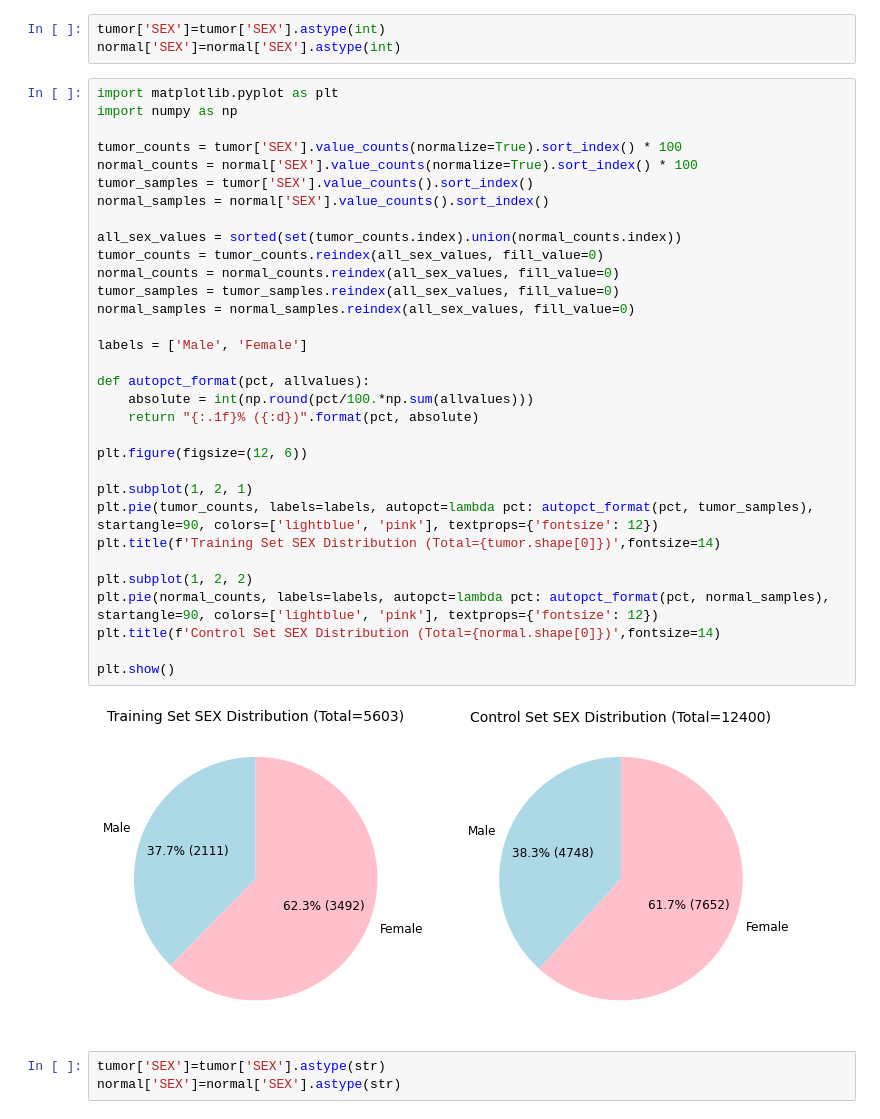
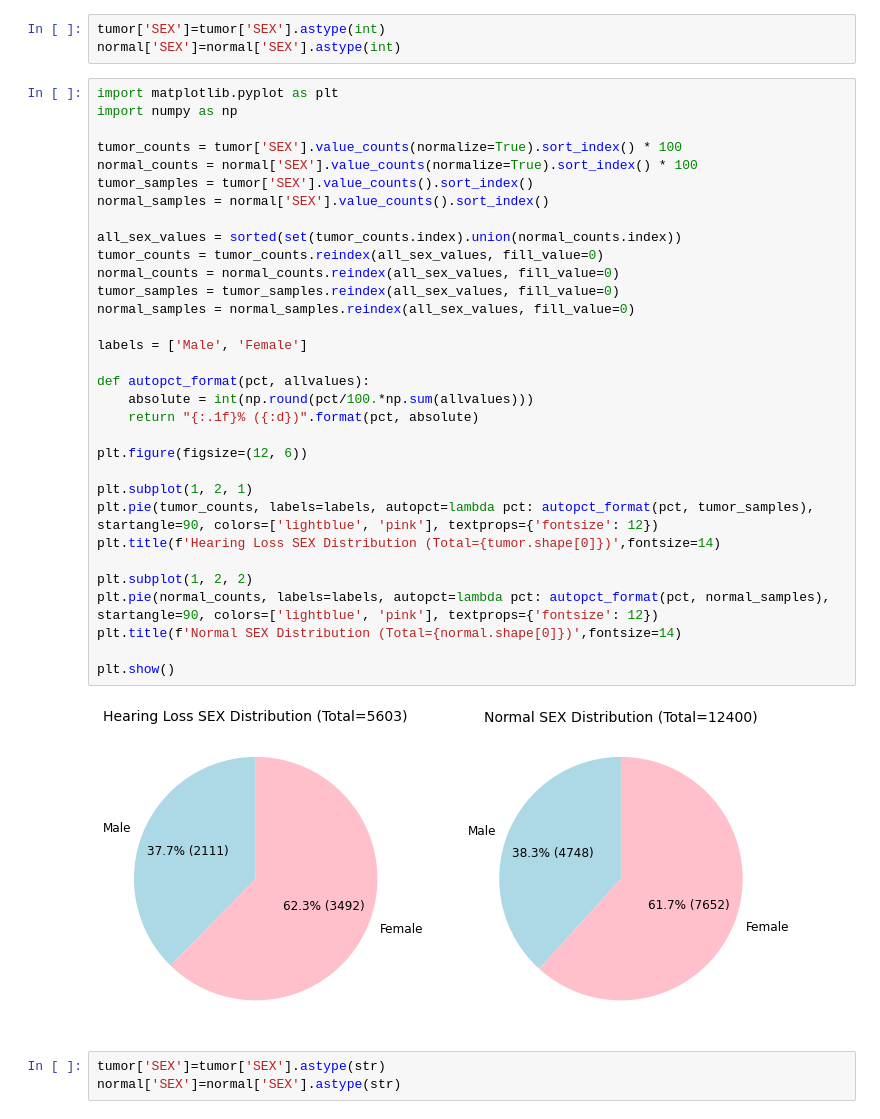
Before and after one commit to xzh0623/TWB_HearingLoss, a Jupyter notebook: notebook/clean_data.ipynb, the cells around one changed output. Saved outputs shown, nothing was run; the diff lists cells and outputs as text.

Commit message:
[update] plot title

```diff
--- a/notebook/clean_data.ipynb
+++ b/notebook/clean_data.ipynb
@@ -23,36 +23,36 @@ normal['SEX']=normal['SEX'].astype(int)
 import matplotlib.pyplot as plt
 import numpy as np
 
 tumor_counts = tumor['SEX'].value_counts(normalize=True).sort_index() * 100
 normal_counts = normal['SEX'].value_counts(normalize=True).sort_index() * 100
 tumor_samples = tumor['SEX'].value_counts().sort_index()
 normal_samples = normal['SEX'].value_counts().sort_index()
 
 all_sex_values = sorted(set(tumor_counts.index).union(normal_counts.index))
 tumor_counts = tumor_counts.reindex(all_sex_values, fill_value=0)
 normal_counts = normal_counts.reindex(all_sex_values, fill_value=0)
 tumor_samples = tumor_samples.reindex(all_sex_values, fill_value=0)
 normal_samples = normal_samples.reindex(all_sex_values, fill_value=0)
 
 labels = ['Male', 'Female']
 
 def autopct_format(pct, allvalues):
     absolute = int(np.round(pct/100.*np.sum(allvalues)))
     return "{:.1f}% ({:d})".format(pct, absolute)
 
 plt.figure(figsize=(12, 6))
 
 plt.subplot(1, 2, 1)
 plt.pie(tumor_counts, labels=labels, autopct=lambda pct: autopct_format(pct, tumor_samples), startangle=90, colors=['lightblue', 'pink'], textprops={'fontsize': 12})
-plt.title(f'Training Set SEX Distribution (Total={tumor.shape[0]})',fontsize=14)
+plt.title(f'Hearing Loss SEX Distribution (Total={tumor.shape[0]})',fontsize=14)
 
 plt.subplot(1, 2, 2)
 plt.pie(normal_counts, labels=labels, autopct=lambda pct: autopct_format(pct, normal_samples), startangle=90, colors=['lightblue', 'pink'], textprops={'fontsize': 12})
-plt.title(f'Control Set SEX Distribution (Total={normal.shape[0]})',fontsize=14)
+plt.title(f'Normal SEX Distribution (Total={normal.shape[0]})',fontsize=14)
 
 plt.show()
 # %% [output]
-[figure, old version]
+[figure, new version]
 # %%
 tumor['SEX']=tumor['SEX'].astype(str)
 normal['SEX']=normal['SEX'].astype(str)
```
Also changed, not shown: parts of 1 cell of this notebook.
